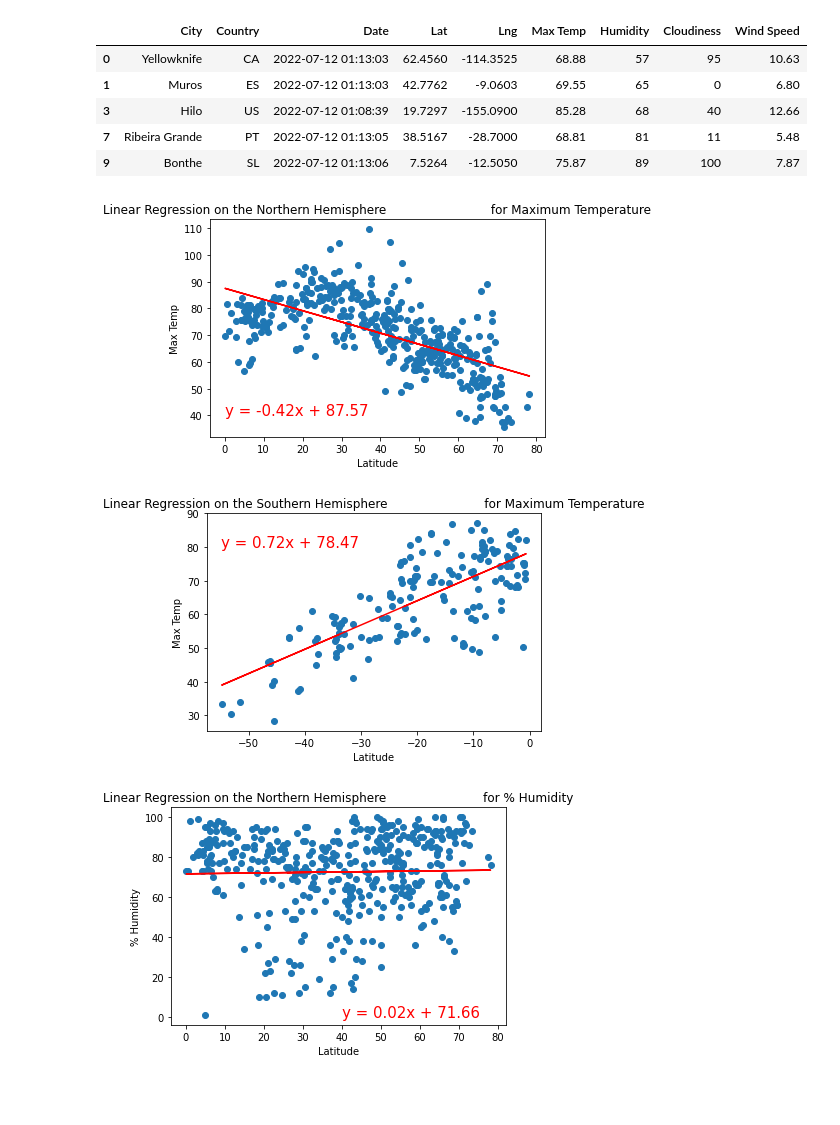
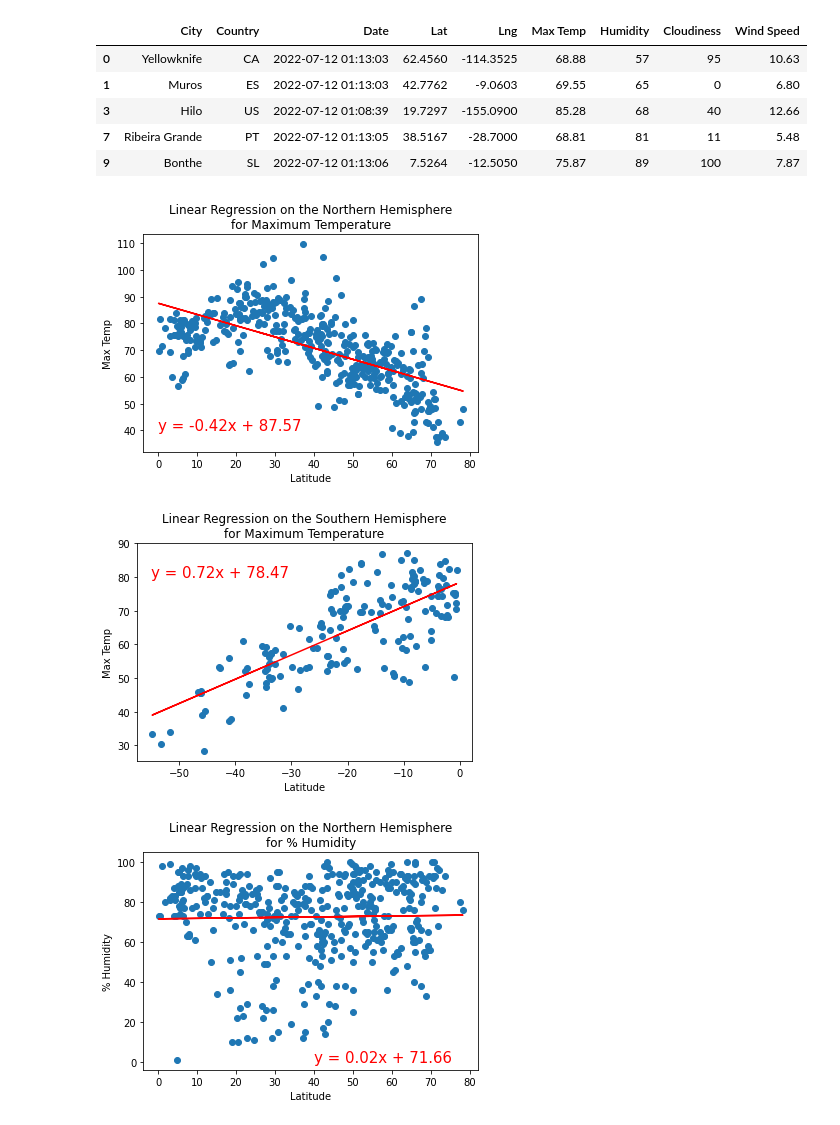
Before and after one commit to HWallace14/World_Weather_Analysis, a Jupyter notebook: WeatherPy.ipynb, the cells around one changed output. Saved outputs shown, nothing was run; the diff lists cells and outputs as text; code cells hidden in the pictures; blank space fills up the shorter version.

```diff
--- a/WeatherPy.ipynb
+++ b/WeatherPy.ipynb
@@ -319,33 +319,30 @@ southern_hemi_df = city_data_df.loc[(city_data_df["Lat"] < 0)]
 # %%
 # Linear regression on the Northern Hemisphere
 x_values = northern_hemi_df["Lat"]
 y_values = northern_hemi_df["Max Temp"]
 # Call the function.
 plot_linear_regression(x_values, y_values,
-                       'Linear Regression on the Northern Hemisphere \
-                          for Maximum Temperature', 'Max Temp',(0,40))
+                       'Linear Regression on the Northern Hemisphere\nfor Maximum Temperature', 'Max Temp',(0,40))
 # %% [output]
-[figure, old version]
+[figure, new version]
 # %%
 # Linear regression on the Southern Hemisphere
 x_values = southern_hemi_df["Lat"]
 y_values = southern_hemi_df["Max Temp"]
 # Call the function.
 plot_linear_regression(x_values, y_values,
-                       'Linear Regression on the Southern Hemisphere \
-                        for Maximum Temperature', 'Max Temp',(-55,80))
+                       'Linear Regression on the Southern Hemisphere\nfor Maximum Temperature', 'Max Temp',(-55,80))
 # %% [output]
-[figure, old version]
+[figure, new version]
 # %%
 # Linear regression on the Northern Hemisphere
 x_values = northern_hemi_df["Lat"]
 y_values = northern_hemi_df["Humidity"]
 # Call the function.
 plot_linear_regression(x_values, y_values,
-                       'Linear Regression on the Northern Hemisphere \
-                        for % Humidity', '% Humidity',(40,0))
+                       'Linear Regression on the Northern Hemisphere\nfor % Humidity', '% Humidity',(40,0))
 # %% [output]
-[figure, old version]
+[figure, new version]
 # %%
 # Linear regression on the Southern Hemisphere
 x_values = southern_hemi_df["Lat"]
```
Also changed, not shown: parts of 5 cells of this notebook, 1 other file.
